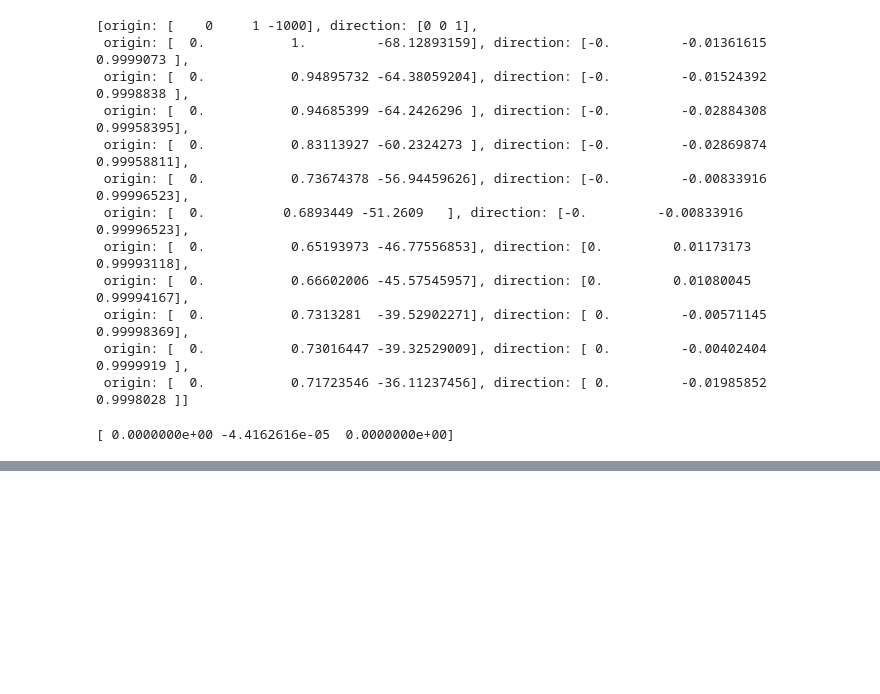
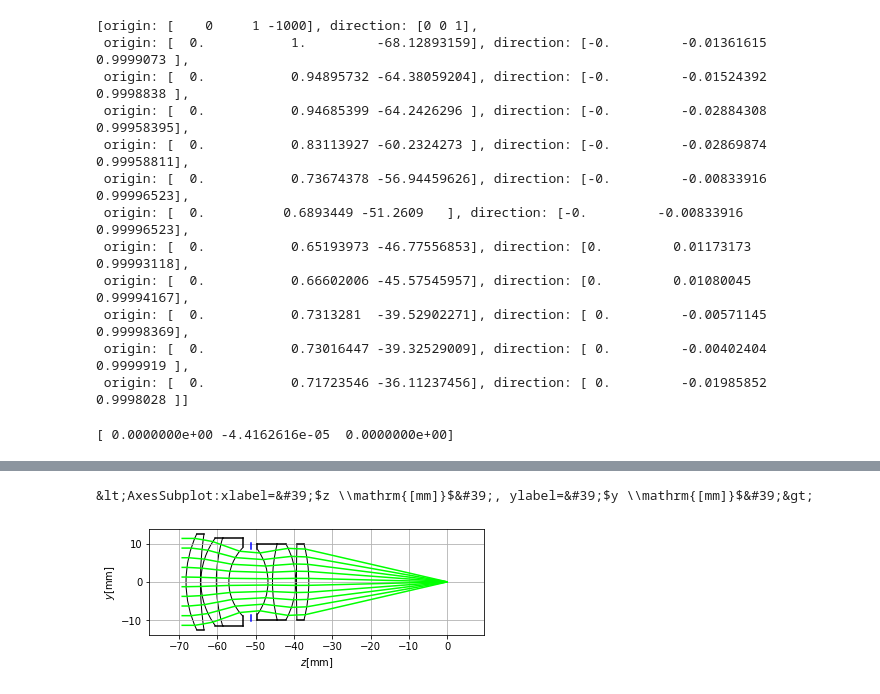
Before and after one commit to yumcyaWiz/raytracing-for-lens, a Jupyter notebook: main.ipynb, the cells around one changed output, grey strips where cells are left out. Cells and saved outputs as stored; diff of their text form; code cells hidden in the pictures; blank space fills up the shorter version.

```diff
--- a/main.ipynb
+++ b/main.ipynb
@@ -54,0 +57,5 @@ lsys.plot_spherical_aberration()
+# %%
+lsys.optical_path_diagram()
+# %% [output]
+&lt;AxesSubplot:xlabel=&#39;$z \\mathrm{[mm]}$&#39;, ylabel=&#39;$y \\mathrm{[mm]}$&#39;&gt;
+[figure, added]
```
Also changed, not shown: parts of 4 cells of this notebook.
